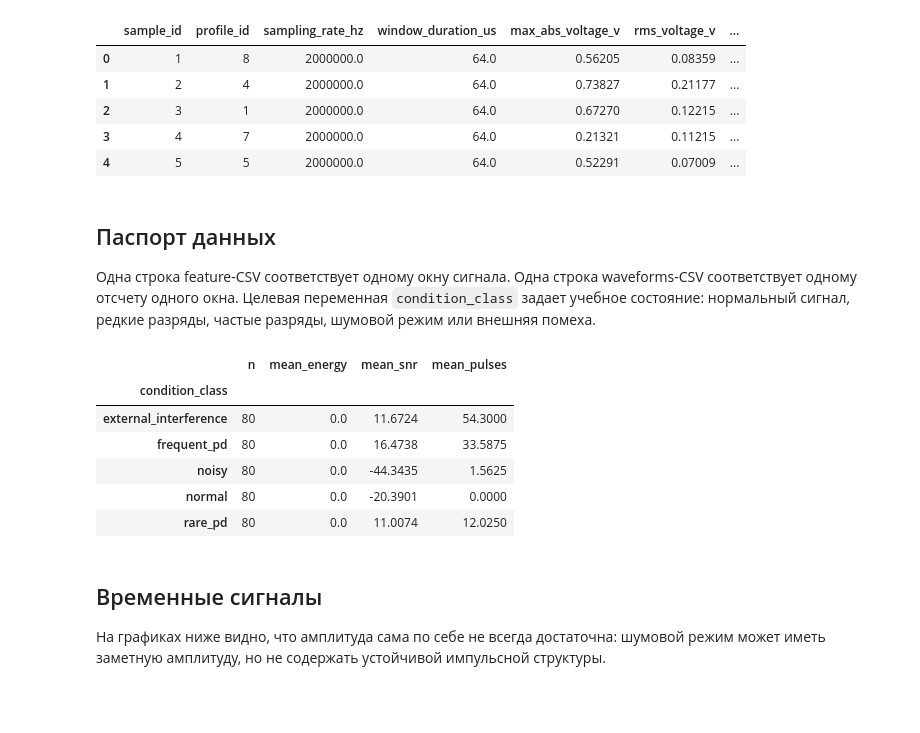
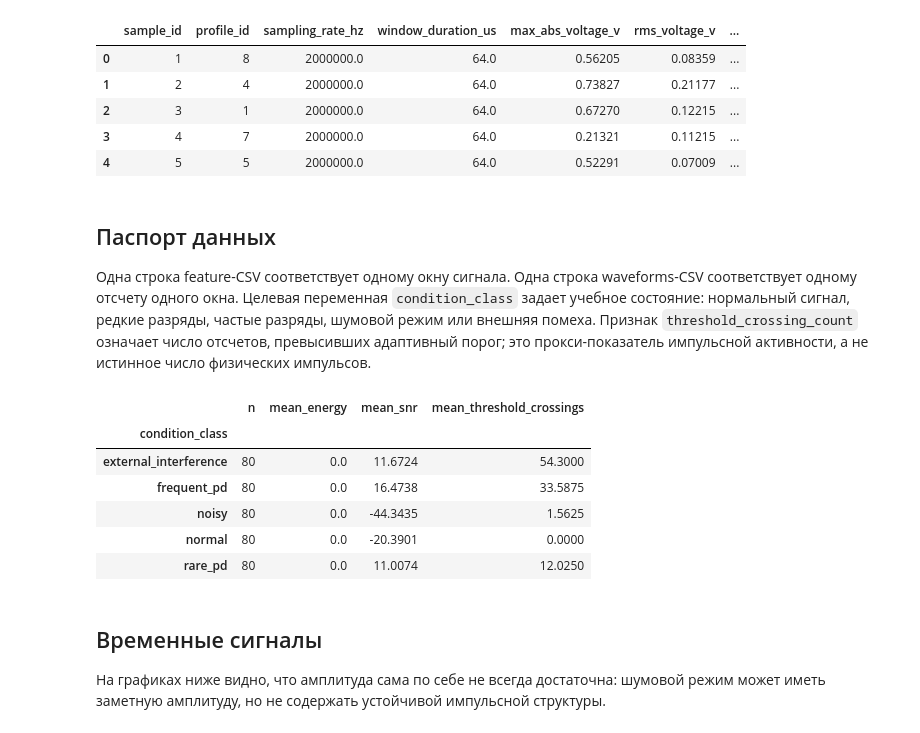
Before and after one commit to Alexflex/appailab, a Jupyter notebook: notebooks/teacher/07_pd_signal_analysis_teacher.ipynb, the cells around one changed output. Cells and saved outputs as stored; diff of their text form; code cells hidden in the pictures; blank space fills up the shorter version.

```diff
--- a/notebooks/teacher/07_pd_signal_analysis_teacher.ipynb
+++ b/notebooks/teacher/07_pd_signal_analysis_teacher.ipynb
@@ -152,16 +159,18 @@ waveforms: (51200, 6)
 строка waveforms-CSV соответствует одному отсчету одного окна. Целевая
 переменная `condition_class` задает учебное состояние: нормальный
 сигнал, редкие разряды, частые разряды, шумовой режим или внешняя
-помеха.
+помеха. Признак `threshold_crossing_count` означает число отсчетов,
+превысивших адаптивный порог; это прокси-показатель импульсной
+активности, а не истинное число физических импульсов.
 # %%
 display(features_df.groupby("condition_class").agg(
     n=("sample_id", "count"),
     mean_energy=("signal_energy", "mean"),
     mean_snr=("snr_db", "mean"),
-    mean_pulses=("pulse_count_est", "mean"),
+    mean_threshold_crossings=("threshold_crossing_count", "mean"),
 ).round(4))
 # %% [output]
-|  | n | mean_energy | mean_snr | mean_pulses |
+|  | n | mean_energy | mean_snr | mean_threshold_crossings |
 | condition_class |  |  |  |  |
 | external_interference | 80 | 0.0 | 11.6724 | 54.3000 |
 | frequent_pd | 80 | 0.0 | 16.4738 | 33.5875 |
```
Also changed, not shown: parts of 5 cells of this notebook, 22 other files.
